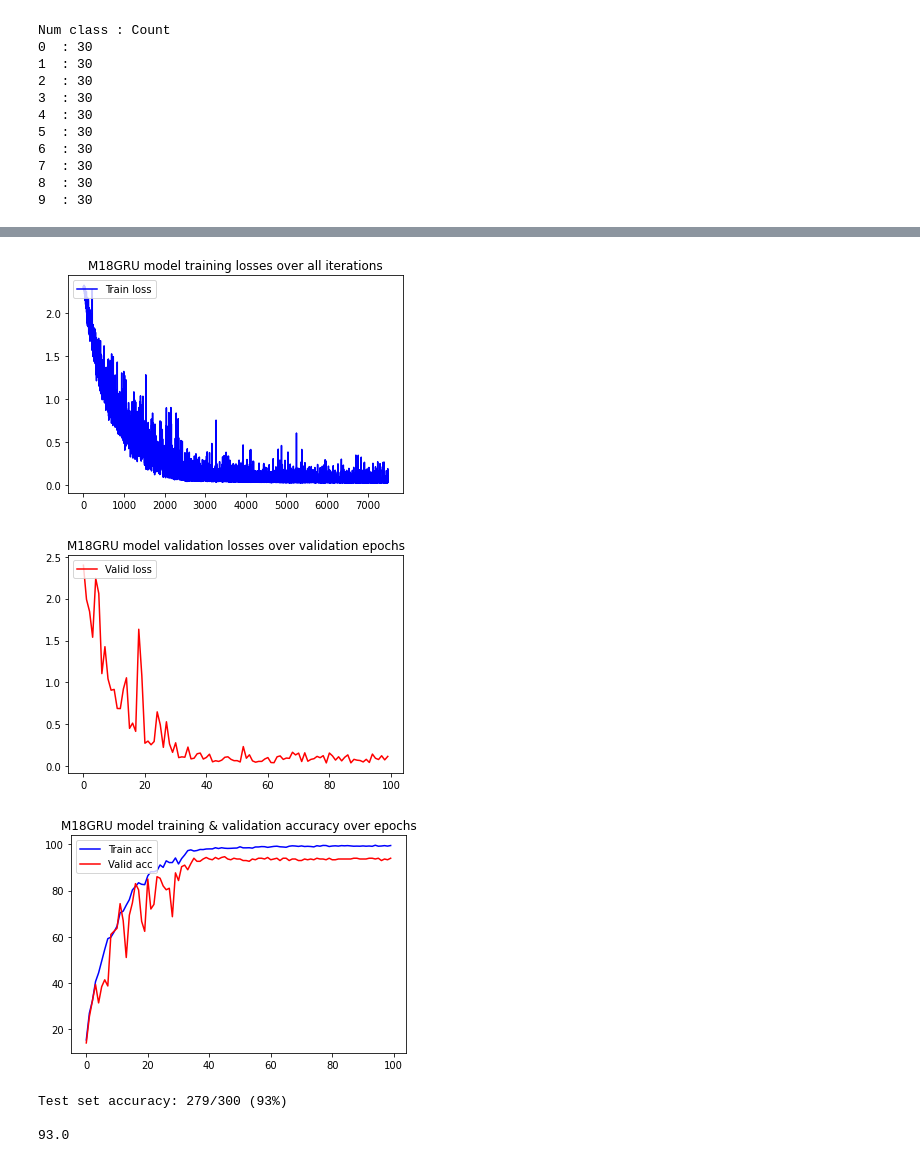
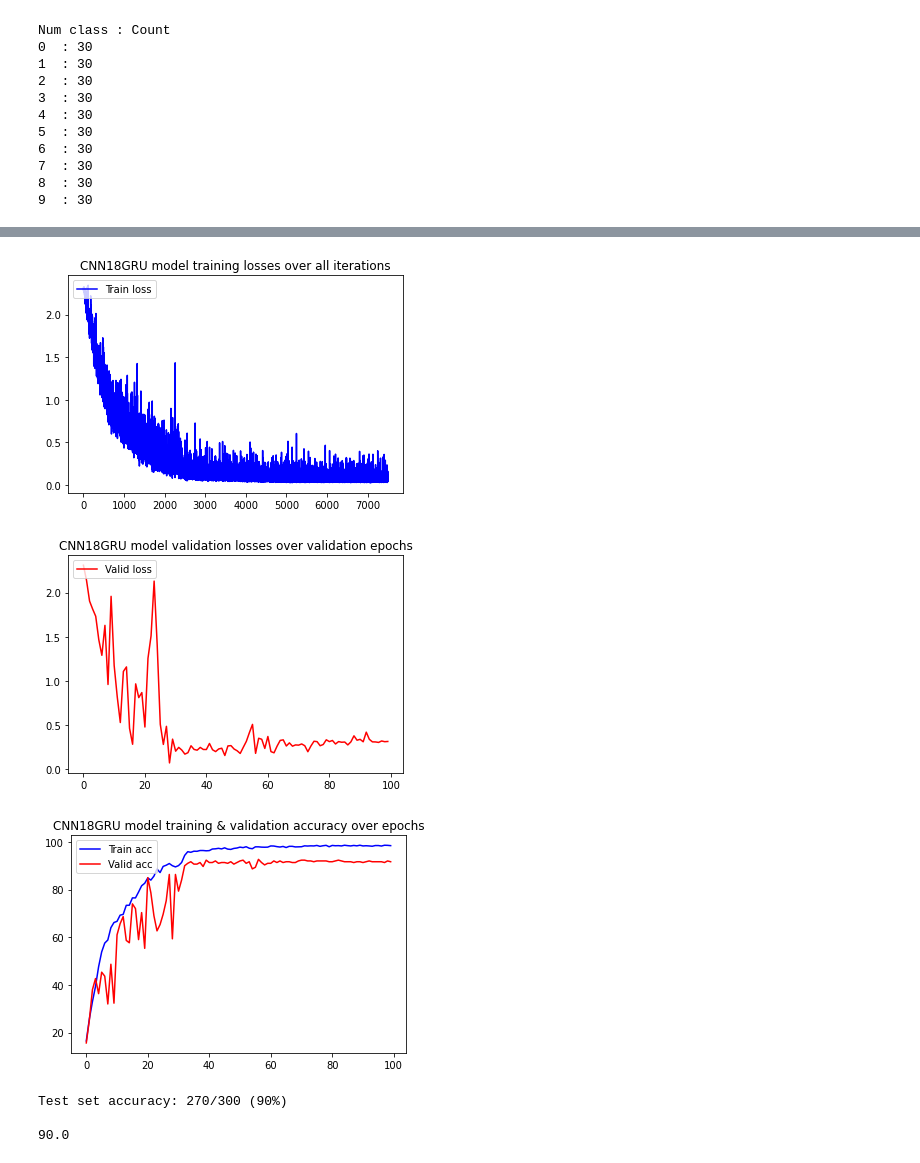
Before and after one commit to jasimusmani/AudioDigitClassification, a Jupyter notebook: cnn_rnn/Digit_rec_cnn_rnn.ipynb, the cells around one changed output, grey strips where cells are left out. Drawn from its saved outputs; the diff is of its cells as text; code cells hidden in the pictures.

```diff
--- a/cnn_rnn/Digit_rec_cnn_rnn.ipynb
+++ b/cnn_rnn/Digit_rec_cnn_rnn.ipynb
@@ -1290,33 +1295,33 @@ Validation Epoch: 100   Loss: 0.117050  Accuracy: 282/300 (94%)
 # %%
 # Plot training loss
 plt.plot(losses_train, 'b', label='Train loss')
 plt.legend(loc="upper left")
-plt.title("M18GRU model training losses over all iterations")
+plt.title("CNN18GRU model training losses over all iterations")
 plt.show()
 
 # Plot validation loss
 plt.plot(losses_validation, 'r', label='Valid loss')
 plt.legend(loc="upper left")
-plt.title("M18GRU model validation losses over validation epochs")
+plt.title("CNN18GRU model validation losses over validation epochs")
 plt.show()
 
 # Plot accuracy
 plt.plot(accuracy_train, 'b', label='Train acc')
 plt.plot(accuracy_validation,'r', label ='Valid acc')
 plt.legend(loc="upper left")
-plt.title("M18GRU model training & validation accuracy over epochs")
+plt.title("CNN18GRU model training & validation accuracy over epochs")
 plt.show()
 # %% [output]
-[figure, old version]
+[figure, new version]
-[figure, old version]
+[figure, new version]
-[figure, old version]
+[figure, new version]
 # %%
-M18GRU_test_acc_result, y_pred, y_true = test(model_M18GRU, n_layers=18)
-print(M18GRU_test_acc_result)
+CNN18GRU_test_acc_result, y_pred, y_true = test(model_CNN18GRU, n_layers=18)
+print(CNN18GRU_test_acc_result)
 # %% [output]
-Test set accuracy: 279/300 (93%)
+Test set accuracy: 270/300 (90%)
 
-93.0
+90.0
 # %%
 cf_matrix = confusion_matrix(y_true, y_pred)
 print_confusion_matrix(cf_matrix, class_names = numclasses)
```
Also changed, not shown: parts of 28 cells of this notebook.
